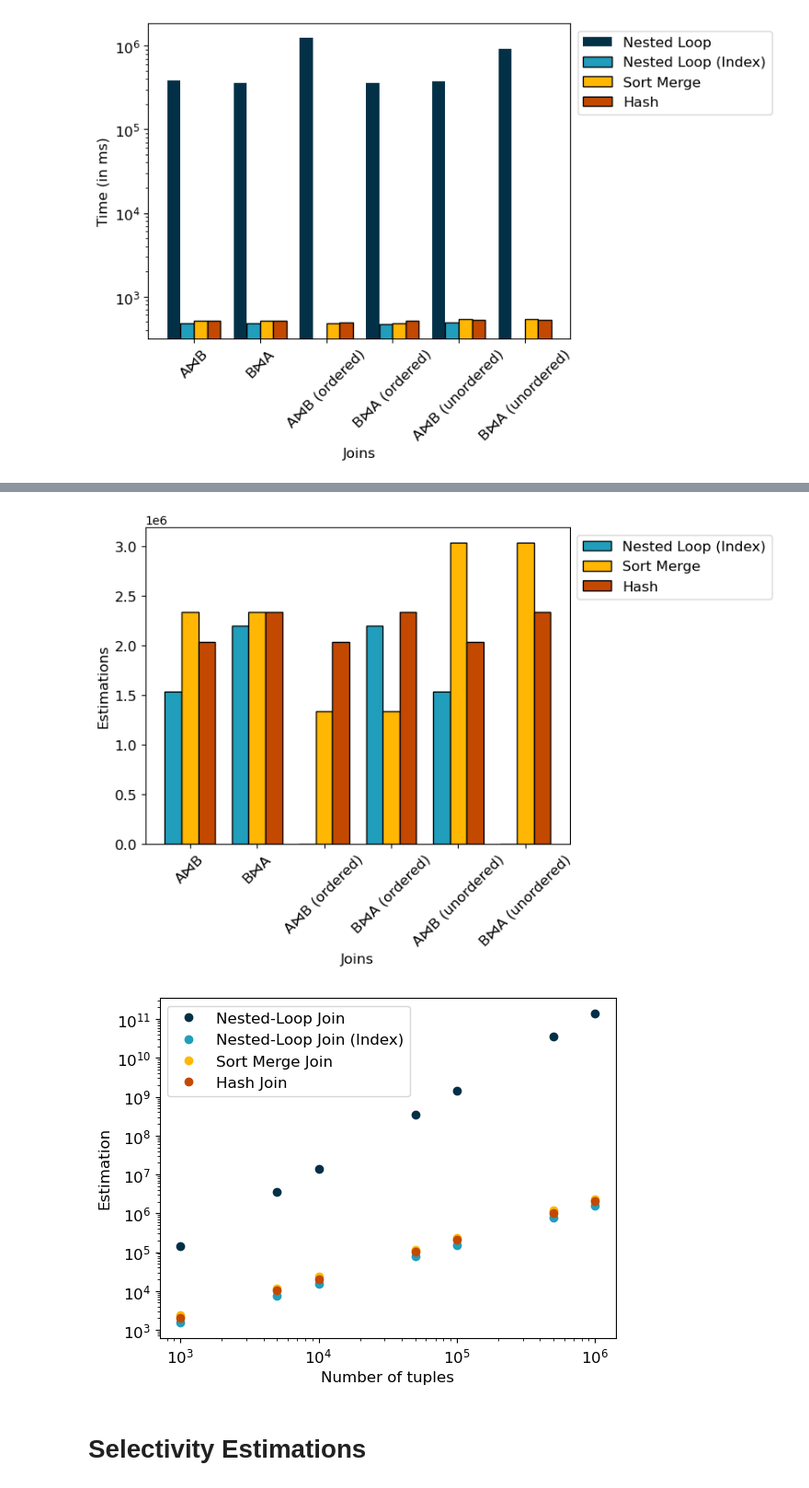
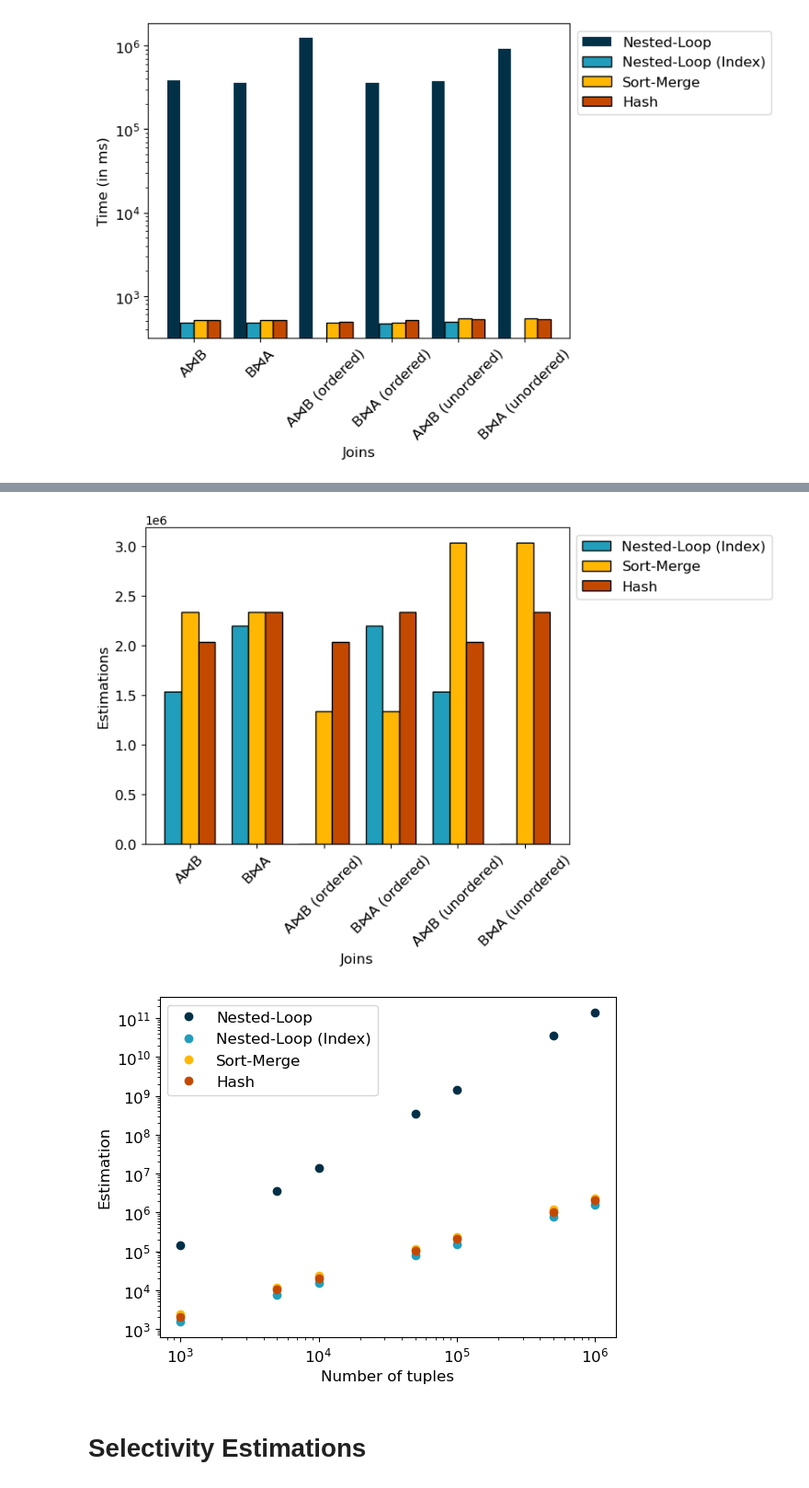
Before and after one commit to Johanna-Maria/master-thesis-prototype, a Jupyter notebook: Results/Notbooks/Untitled.ipynb, the cells around one changed output, grey strips where cells are left out. Shown: that part at 92% size. Drawn from its saved outputs; the diff is of its cells as text; code cells hidden in the pictures.

```diff
--- a/Results/Notbooks/Untitled.ipynb
+++ b/Results/Notbooks/Untitled.ipynb
@@ -490,13 +490,13 @@ index = np.arange(len(categories))
 
 # Create a grouped bar chart
 plt.figure()
-# plt.bar(index, nested_loop, bar_width, label='Nested Loop', color=nested_loop_color)
-# plt.bar(index + bar_width, nested_loop_index, bar_width, label='Nested Loop (Index)', color=nested_loop_index_color)
-# plt.bar(index + bar_width + bar_width, sort_merge, bar_width, label='Sort Merge', color=sort_merge_color)
+# plt.bar(index, nested_loop, bar_width, label='Nested-Loop', color=nested_loop_color)
+# plt.bar(index + bar_width, nested_loop_index, bar_width, label='Nested-Loop (Index)', color=nested_loop_index_color)
+# plt.bar(index + bar_width + bar_width, sort_merge, bar_width, label='Sort-Merge', color=sort_merge_color)
 # plt.bar(index + bar_width + bar_width + bar_width, hash, bar_width, label='Hash', color=hash_color)
 
-plt.bar(index, nested_loop_index, bar_width, label='Nested Loop (Index)',edgecolor='black', color=nested_loop_index_color)
-plt.bar(index + bar_width, sort_merge, bar_width, label='Sort Merge',edgecolor='black', color=sort_merge_color)
+plt.bar(index, nested_loop_index, bar_width, label='Nested-Loop (Index)',edgecolor='black', color=nested_loop_index_color)
+plt.bar(index + bar_width, sort_merge, bar_width, label='Sort-Merge',edgecolor='black', color=sort_merge_color)
 plt.bar(index + bar_width + bar_width, hash, bar_width, label='Hash', edgecolor='black',color=hash_color)
 # plt.gca().yaxis.set_major_formatter(ScalarFormatter(useMathText=True))
 # plt.ylim(300000, None)
@@ -517,7 +517,7 @@ plt.savefig('joins_bar_estimations_1000000_with_nl.pdf', format='pdf', bbox_inch
 
 plt.show()
 # %% [output]
-[figure, old version]
+[figure, new version]
 # %%
 # Sample data
 nested_loop = [140140, 3500700, 14001400, 350007000,1400014000, 35000070000, 140000140000]
@@ -526,38 +526,38 @@ sort_merge = [2340, 11700,23400, 117000,234000, 1170000,2340000]
 hash = [2040, 10200, 20400, 102000,204000, 1020000,2040000]
 x = [1000, 5000, 10000, 50000, 100000, 500000, 1000000]
 
 
 # nested_loop = [x * 0.000001 for x in nested_loop]
 # nested_loop_index = [x * 0.000001 for x in nested_loop_index]
 # sort_merge = [x * 0.000001 for x in sort_merge]
 # hash = [x * 0.000001 for x in hash]
 
 # Create a plot
 plt.figure()
-plt.plot(x, nested_loop, marker='o', linestyle='', color=nested_loop_color, label='Nested-Loop Join')
-plt.plot(x, nested_loop_index, marker='o', linestyle='', color=nested_loop_index_color, label='Nested-Loop Join (Index)')
-plt.plot(x, sort_merge, marker='o', linestyle='', color=sort_merge_color, label='Sort Merge Join')
-plt.plot(x, hash, marker='o', linestyle='', color=hash_color, label='Hash Join')
+plt.plot(x, nested_loop, marker='o', linestyle='', color=nested_loop_color, label='Nested-Loop')
+plt.plot(x, nested_loop_index, marker='o', linestyle='', color=nested_loop_index_color, label='Nested-Loop (Index)')
+plt.plot(x, sort_merge, marker='o', linestyle='', color=sort_merge_color, label='Sort-Merge')
+plt.plot(x, hash, marker='o', linestyle='', color=hash_color, label='Hash')
 
 plt.xscale('log')
 plt.yscale('log')
 
 # Add titles and labels
 # plt.title('Estimations for Authors ⋈ Books (Authors are ordered)')
 plt.ylabel('Estimation', fontsize = 12)
 plt.xlabel('Number of tuples', fontsize = 12)
 plt.xticks(fontsize = 12)
 plt.yticks(fontsize = 12)
 plt.legend(fontsize = 12)
 
 # Save the plot as an SVG file
 plt.savefig('estimations_points.svg', format='svg', bbox_inches='tight')
 plt.savefig('estimations_points.pdf', format='pdf', bbox_inches='tight')
 
 # Display the plot (optional)
 plt.show()
 # %% [output]
-[figure, old version]
+[figure, new version]
 # %% [markdown]
 # Selectivity Estimations
 # %%
```
Also changed, not shown: parts of 11 cells of this notebook, 6 other files.
